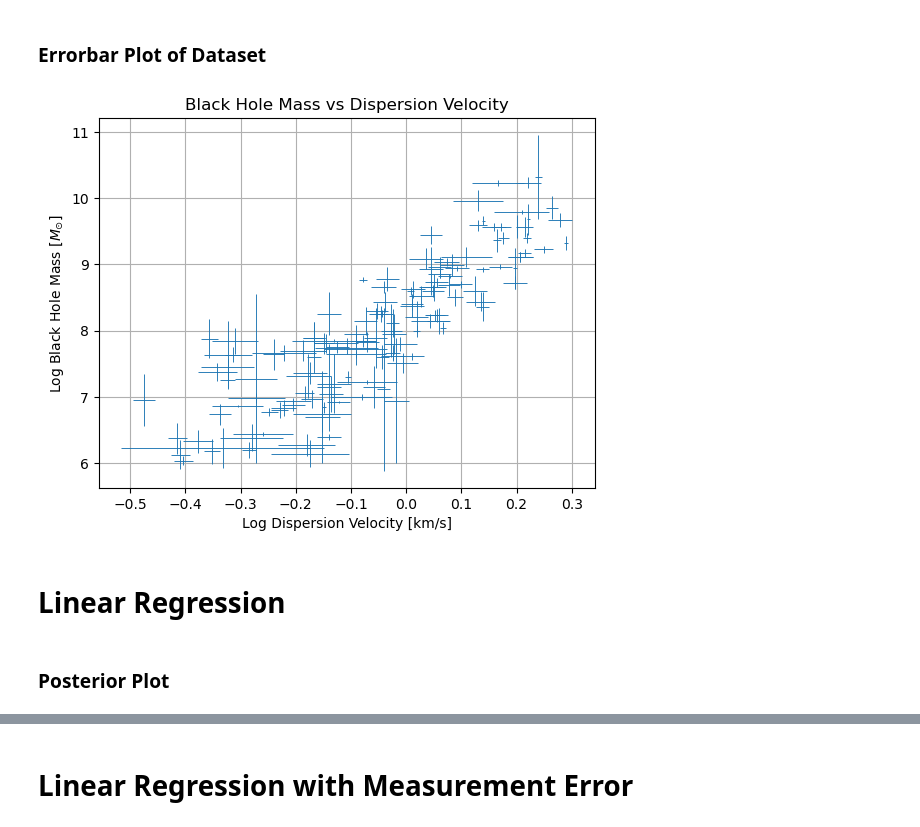
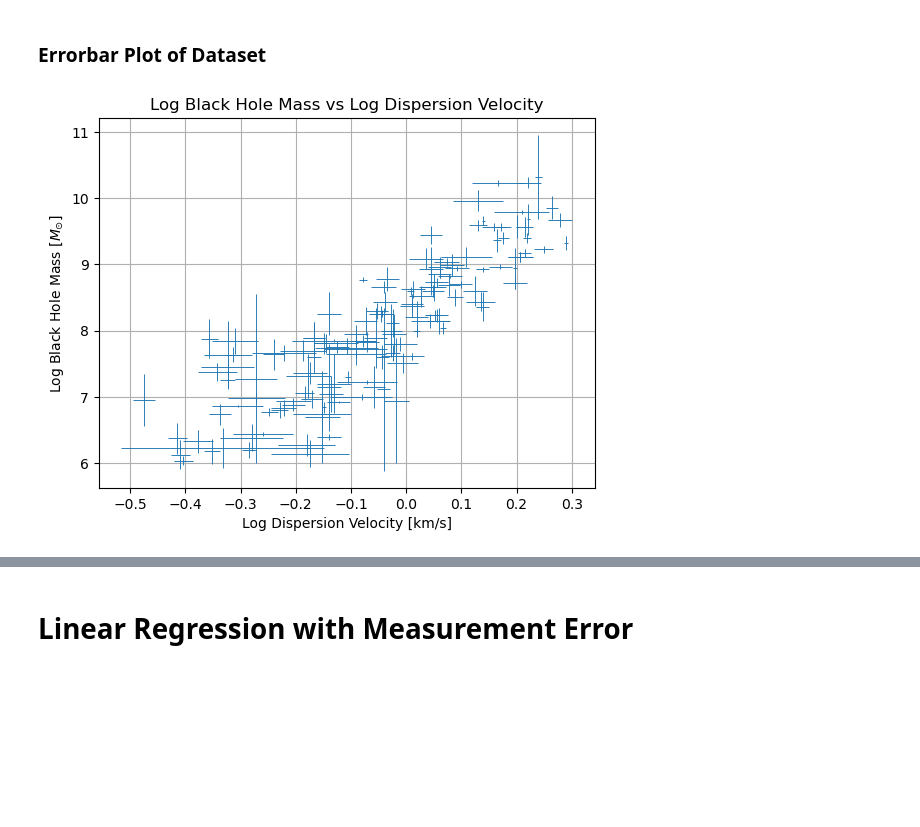
Before and after one commit to joh15016/AST-5731-Project-2, a Jupyter notebook: Research_Project_2.ipynb, the cells around one changed output, grey strips where cells are left out. Drawn from its saved outputs; the diff is of its cells as text; code cells hidden in the pictures; blank space fills up the shorter version.

```diff
--- a/Research_Project_2.ipynb
+++ b/Research_Project_2.ipynb
@@ -54,15 +56,14 @@ Y_err = np.array(data['e_log_MassBH'])
 # %% [markdown]
 ### Errorbar Plot of Dataset
 # %%
+# Plot the log black hole mass vs log dispersion velocity with errorbars
 plt.figure()
 plt.errorbar(data['log_sigma'], data['log_MassBH'], data['e_log_MassBH'],
              data['e_log_sigma'], fmt='none', elinewidth=0.66)
-plt.grid()
-plt.title('Black Hole Mass vs Dispersion Velocity')
+plt.title('Log Black Hole Mass vs Log Dispersion Velocity')
 plt.xlabel(r'Log Dispersion Velocity [km/s]')
 plt.ylabel(r'Log Black Hole Mass [$M_{\odot}$]')
+plt.grid()
 plt.show()
 # %% [output]
-[figure, old version]
+[figure, new version]
-# %% [markdown]
-# Linear Regression
@@ -98,2 +69,0 @@ plt.show()
-# %% [markdown]
-### Posterior Plot
```
Also changed, not shown: parts of 47 cells of this notebook.
